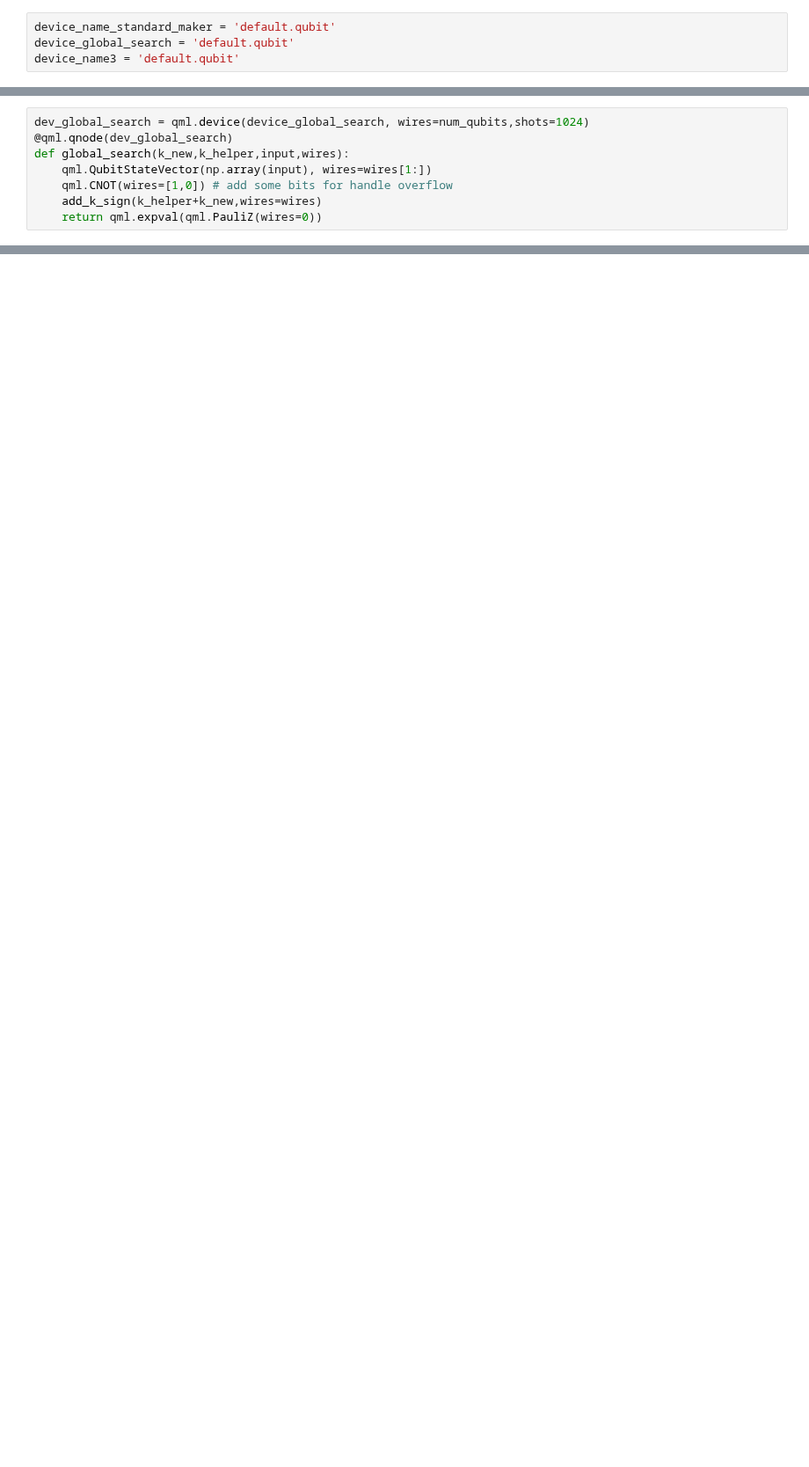
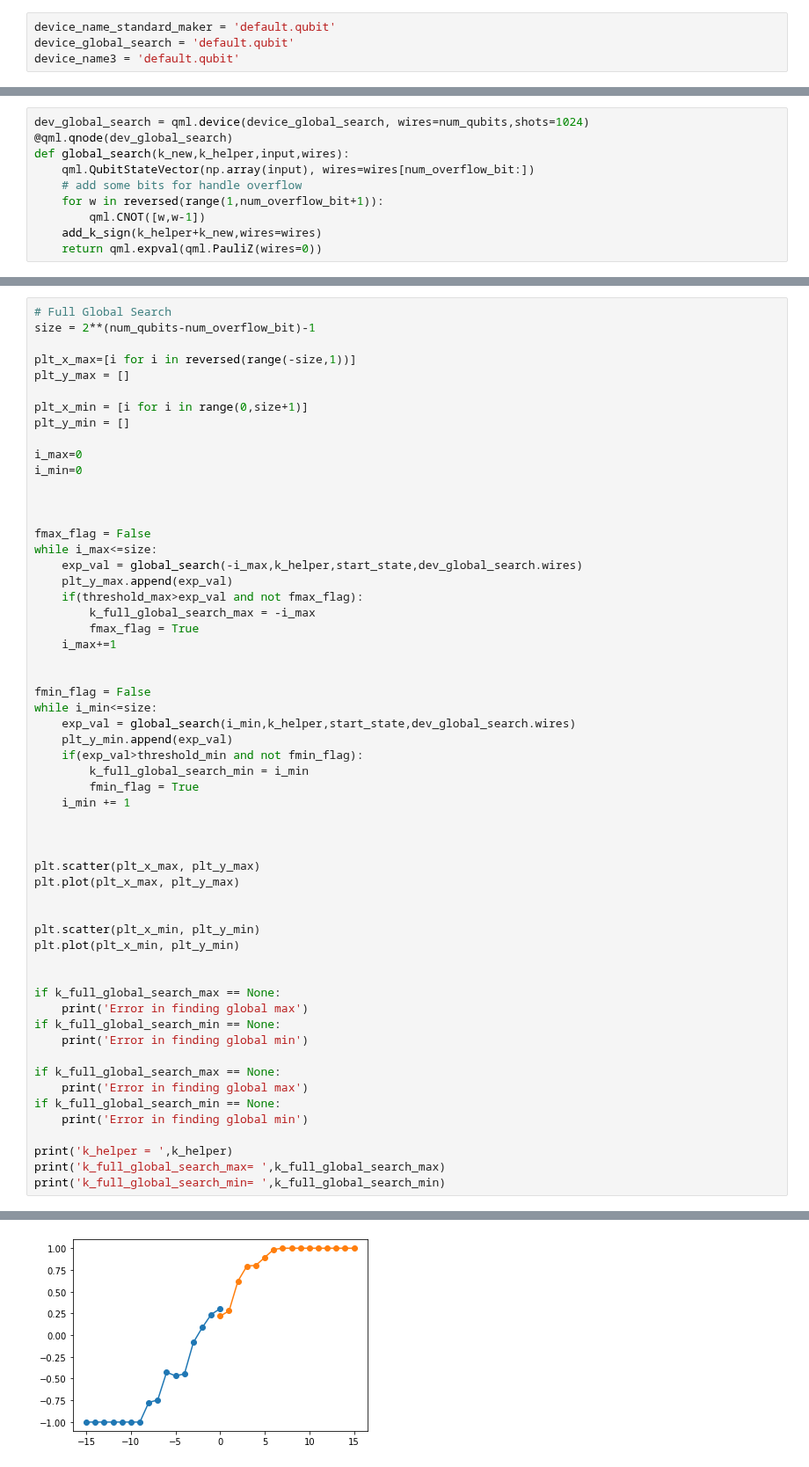
Before and after one commit to natanil-m/Quantum-Global-Optimum-Finder, a Jupyter notebook: Global Optimum/Test cases/builder.ipynb, the cells around one changed output, grey strips where cells are left out. Shown at 88% size. Saved outputs shown, nothing was run; the diff lists cells and outputs as text; blank space fills up the shorter version.

```diff
--- a/Global Optimum/Test cases/builder.ipynb
+++ b/Global Optimum/Test cases/builder.ipynb
@@ -93,8 +104,10 @@ if(k_helper==None):
 dev_global_search = qml.device(device_global_search, wires=num_qubits,shots=1024)
 @qml.qnode(dev_global_search)
 def global_search(k_new,k_helper,input,wires):
-    qml.QubitStateVector(np.array(input), wires=wires[1:])
-    qml.CNOT(wires=[1,0]) # add some bits for handle overflow
+    qml.QubitStateVector(np.array(input), wires=wires[num_overflow_bit:])
+    # add some bits for handle overflow
+    for w in reversed(range(1,num_overflow_bit+1)):
+        qml.CNOT([w,w-1])
     add_k_sign(k_helper+k_new,wires=wires)
     return qml.expval(qml.PauliZ(wires=0))
 # %%
@@ -139,0 +151,58 @@ if k_global_search_min == None:
+# %%
+# Full Global Search
+size = 2**(num_qubits-num_overflow_bit)-1
+
+plt_x_max=[i for i in reversed(range(-size,1))]
+plt_y_max = []
+
+plt_x_min = [i for i in range(0,size+1)]
+plt_y_min = []
+
+i_max=0
+i_min=0
+
+
+
+fmax_flag = False
+while i_max<=size:
+    exp_val = global_search(-i_max,k_helper,start_state,dev_global_search.wires)
+    plt_y_max.append(exp_val)
+    if(threshold_max>exp_val and not fmax_flag):
+        k_full_global_search_max = -i_max
+        fmax_flag = True
+    i_max+=1
+
+
+fmin_flag = False
+while i_min<=size:
+    exp_val = global_search(i_min,k_helper,start_state,dev_global_search.wires)
+    plt_y_min.append(exp_val)
+    if(exp_val>threshold_min and not fmin_flag):
+        k_full_global_search_min = i_min
+        fmin_flag = True
+    i_min += 1
+
+
+
+plt.scatter(plt_x_max, plt_y_max)
+plt.plot(plt_x_max, plt_y_max)
+
+
+plt.scatter(plt_x_min, plt_y_min)
+plt.plot(plt_x_min, plt_y_min)
+
+
+if k_full_global_search_max == None:
+    print('Error in finding global max')
+if k_full_global_search_min == None:
+    print('Error in finding global min')
+
+if k_full_global_search_max == None:
+    print('Error in finding global max')
+if k_full_global_search_min == None:
+    print('Error in finding global min')
+
+print('k_helper = ',k_helper)
+print('k_full_global_search_max= ',k_full_global_search_max)
+print('k_full_global_search_min= ',k_full_global_search_min)
+# %% [output]
@@ -140,2 +212,3 @@ if k_global_search_min == None:
+[figure, added]
 # %%
 # Binary Global Search For Max and Min
```
Also changed, not shown: parts of 7 cells of this notebook.
